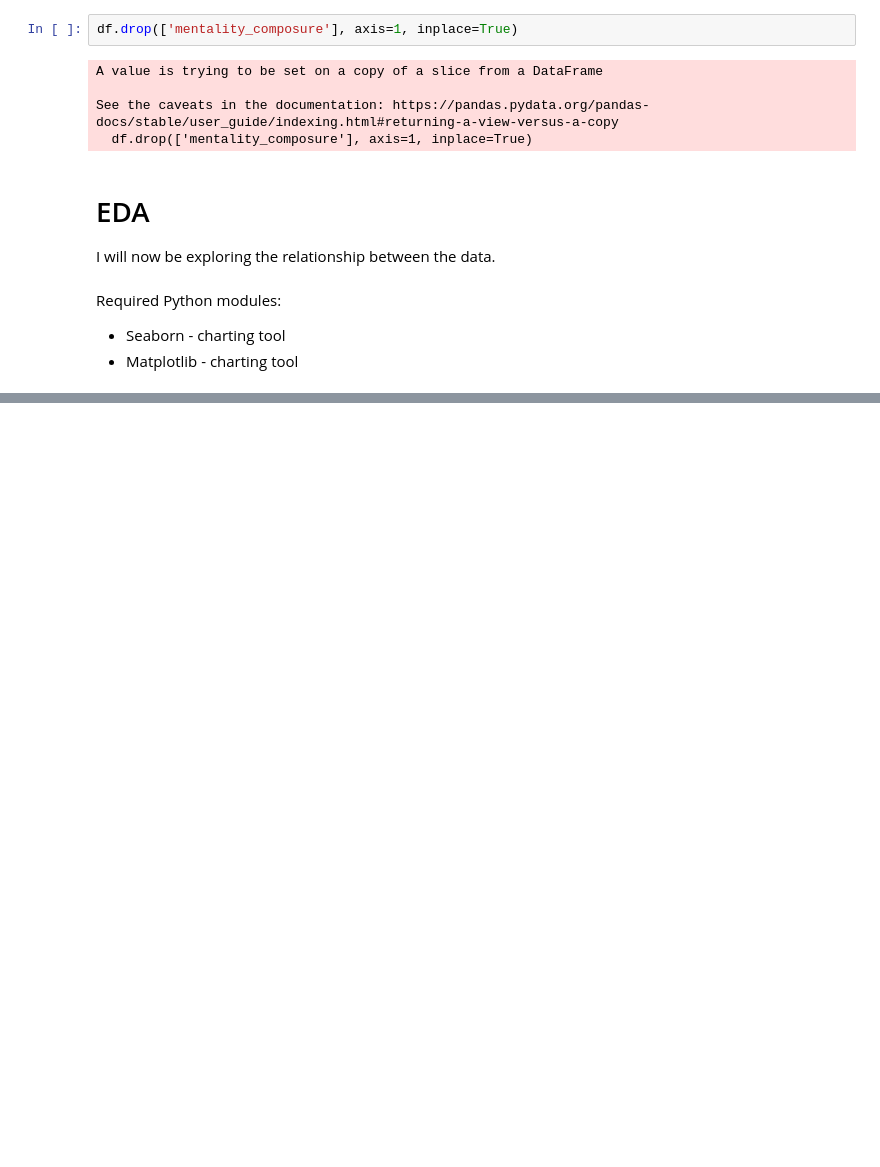
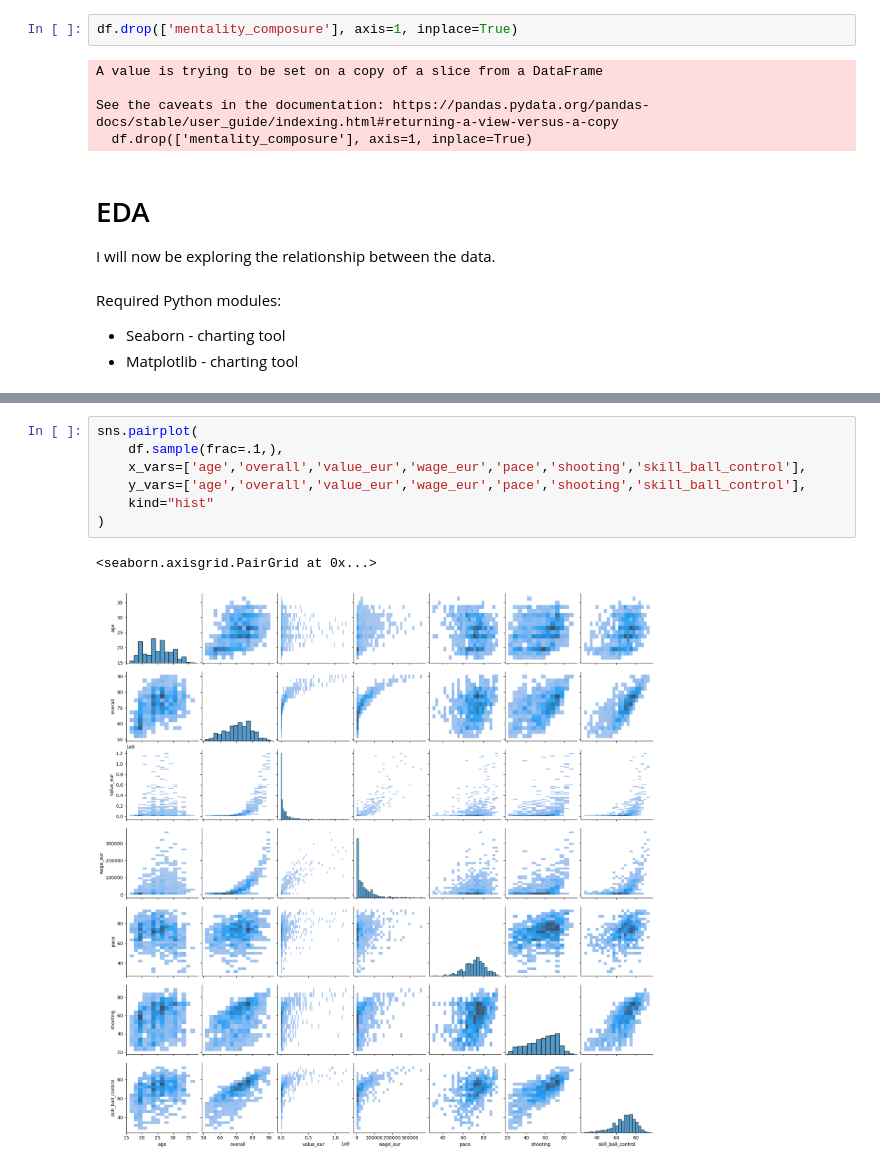
Before and after one commit to ish10k/footballer-wage-prediction, a Jupyter notebook: footballer-wage-prediction.ipynb, the cells around one changed output, grey strips where cells are left out. Drawn from its saved outputs; the diff is of its cells as text; blank space fills up the shorter version.

```diff
--- a/footballer-wage-prediction.ipynb
+++ b/footballer-wage-prediction.ipynb
@@ -568,0 +566,10 @@ sns.barplot(df, x='fifa_version', y='value_eur_adj')
+# %%
+sns.pairplot(
+    df.sample(frac=.1,),
+    x_vars=['age','overall','value_eur','wage_eur','pace','shooting','skill_ball_control'],
+    y_vars=['age','overall','value_eur','wage_eur','pace','shooting','skill_ball_control'],
+    kind="hist"
+)
+# %% [output]
+<seaborn.axisgrid.PairGrid at 0x...>
+[figure, added]
```
Also changed, not shown: parts of 3 cells of this notebook.
